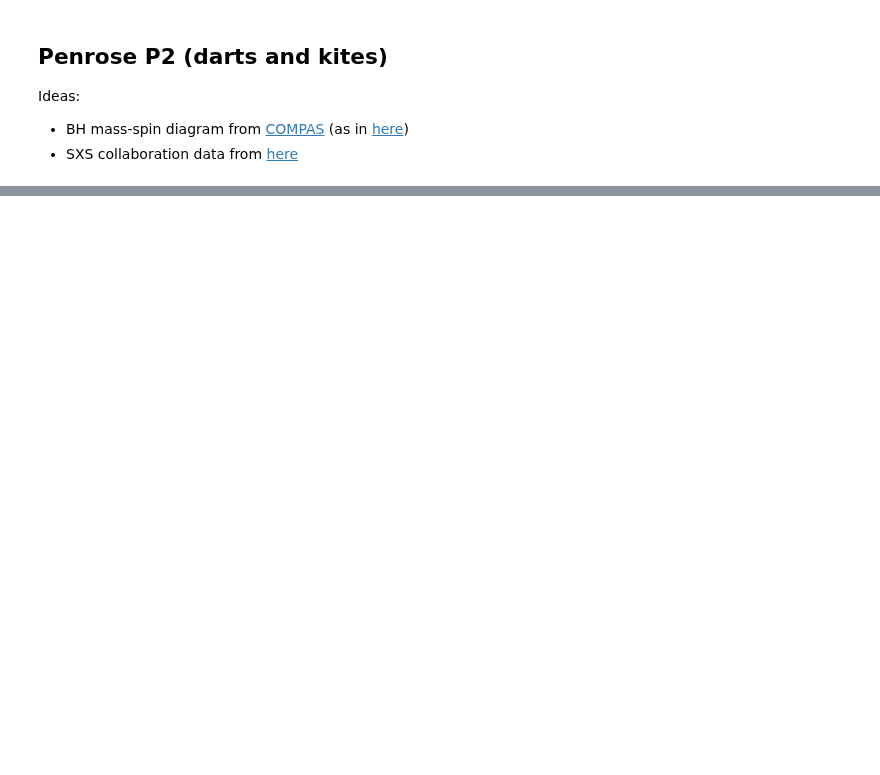
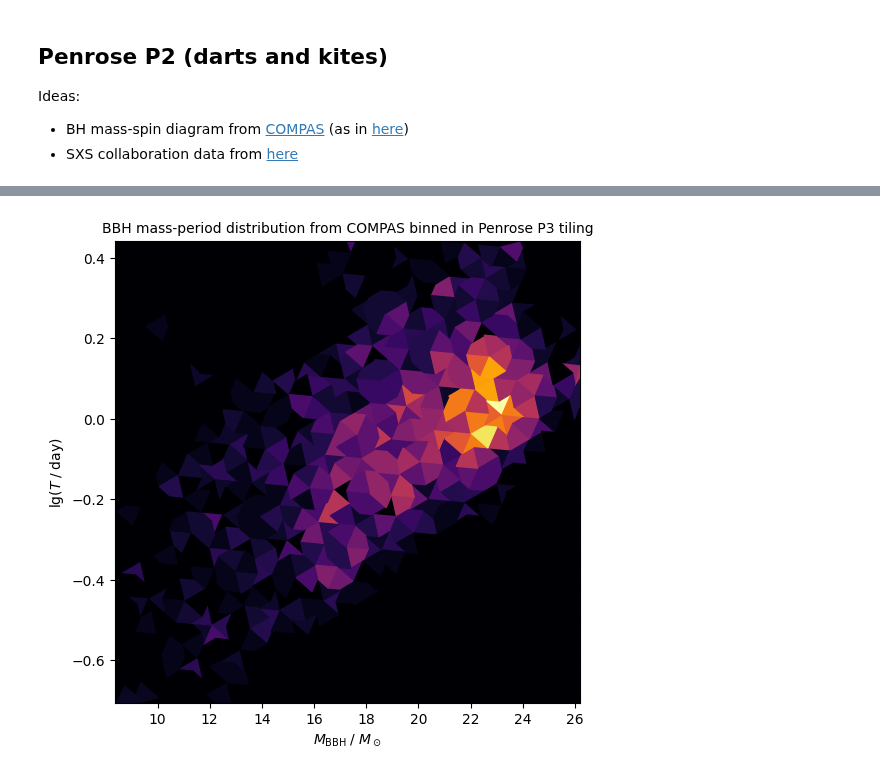
Before and after one commit to nj-vs-vh/funbin, a Jupyter notebook: paper.ipynb, the cells around one changed output, grey strips where cells are left out. Drawn from its saved outputs; the diff is of its cells as text; code cells hidden in the pictures; blank space fills up the shorter version.

```diff
--- a/paper.ipynb
+++ b/paper.ipynb
@@ -172,0 +178,9 @@ Ideas:
+# %%
+from astropy import constants as const
+from astropy import units as u
+
+
+def separation_to_period_circular_case(separation=10 * u.AU, M1=1 * u.M_sun, M2=1 * u.M_sun):
+    G = const.G  # [g cm s^2]
+    mu = G * (M1 + M2)
+    return 2 * np.pi * np.sqrt(separation**3 / mu)
@@ -172,0 +194,33 @@ Ideas:
+# %%
+f, ax = plt.subplots()
+
+
+mask_M1isNS = M1 <= 2.5  # M1 is a NS if mass is <= 2.5 Msun
+mask_M2isNS = M2 <= 2.5  # M2 is a NS if mass is <= 2.5 Msun
+mask_BHBH = (mask_M1isNS == 0) & (mask_M2isNS == 0)  # if true then the system is a BHBH
+
+separation = fDCO["SemiMajorAxis@DCO"][...].squeeze()  # in AU
+Period = separation_to_period_circular_case(separation * u.au, M1 * u.M_sun, M2 * u.M_sun)
+# the merger time is called the "coalescence time"
+coalescence_time = fDCO["Coalescence_Time"][...].squeeze() * u.Myr  # Myr
+t_Hubble = 13.7 * u.Gyr
+mask_tHubble = coalescence_time < t_Hubble
+ecc = fDCO["Eccentricity@DCO"][...].squeeze()
+
+mask = (mask_BHBH == 1) & (mask_tHubble == 1) & (Period < 40 * u.d) & (ecc < 0.5)
+
+x = (M1 + M2)[mask]
+y = np.log10(Period[mask].to(u.d).value)
+# y = ecc[mask]
+# ax.hist2d(x, y, bins=25)
+funbin(ax, x, y, tiling=penrose_tiling(kind="P2", bins=(30, 30)), norm="linear")
+# ax.set_yscale("log")
+
+ax.set_xlabel("$ M_\\text{BBH} \\; / \\; M_\\odot $")
+# ax.set_yticklabels([f"{10**t:.3g}" for t in ax.get_yticks()])
+ax.set_ylabel("$ \\lg( T \\; / \\; \\text{day} )$")
+# ax.set_ylabel("$ e $")
+
+ax.set_title("BBH mass-period distribution from COMPAS binned in Penrose P3 tiling");
+# %% [output]
+[figure, added]
```
Also changed, not shown: parts of 8 cells of this notebook, 3 other files.
